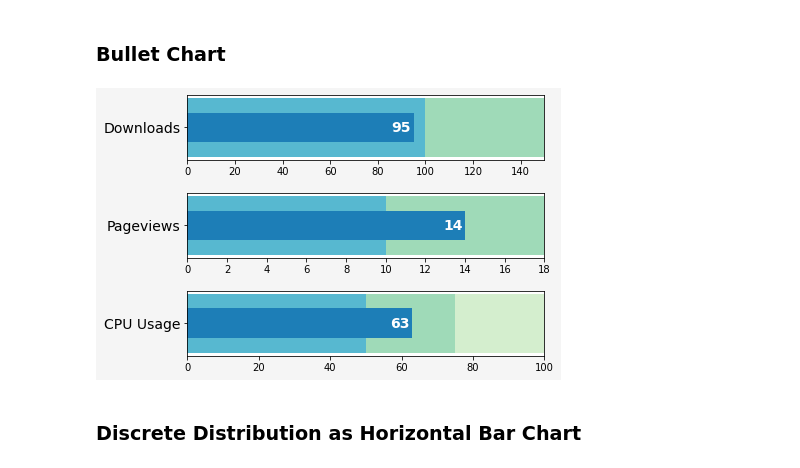
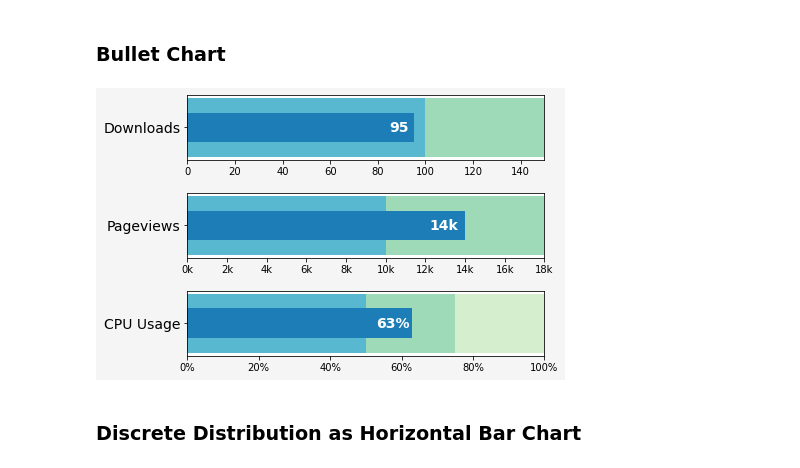
Before and after one commit to ufankhau/template, a Jupyter notebook: Matplotlib_Examples.ipynb, the cells around one changed output. Saved outputs shown, nothing was run; the diff lists cells and outputs as text; code cells hidden in the pictures.

```diff
--- a/Matplotlib_Examples.ipynb
+++ b/Matplotlib_Examples.ipynb
@@ -182,37 +182,45 @@ fig.tight_layout()
 # dataset
 limits = [[100, 150],
           [10, 18],
           [50, 75, 100]]
 
 data_to_plot = [("Downloads", "", 95),
-                ("Pageviews", "[k]", 14),
-                ("CPU Usage", "[%]", 63)]
+                ("Pageviews", "k", 14),
+                ("CPU Usage", "%", 63)]
 
 # select color palette
 palette = sns.color_palette("GnBu_r", len(limits) + 1)
 
 fig, ax = plt.subplots(nrows=len(limits), ncols=1, figsize=(6.4, 4.8), facecolor="whitesmoke")
 plt.subplots_adjust(hspace=0.5)
 
 
 for i in range(0, len(limits)):
     limit = limits[i]
     data = data_to_plot[i]
+    base = '{x:.0f}'
+    xunit = str(base+'{}'.format(data[1]))
+    ax[i].xaxis.set_major_formatter(xunit)
     ax[i].set_aspect('auto')
     ax[i].set_yticks([1])
     ax[i].set_yticklabels([data[0]], size=14)
     ax[i].set_xlim(0, limit[-1])
 
     prev_limit = 0
     for idx, lim in enumerate(limit):
         ax[i].barh([1], width=lim-prev_limit, left=prev_limit, height=0.8, color=palette[idx + 1])
         prev_limit = lim
 
     # Draw the value we're measuring
     rects = ax[i].barh([1], data[2], color=palette[0], height=0.4)
-    ax[i].bar_label(rects, label_type='edge', padding=-22, color='w', weight="semibold", size=14)
+    label = str('{}{}'.format(data[2], data[1]))
+    labels = [label]
+    ax[i].bar_label(rects, labels, label_type='edge', padding=-12*len(label), color='w',
+            weight="semibold", size=14)
+
+plt.show()
 # %% [output]
-[figure, old version]
+[figure, new version]
 # %% [markdown]
 ### Discrete Distribution as Horizontal Bar Chart
 # %%
```
